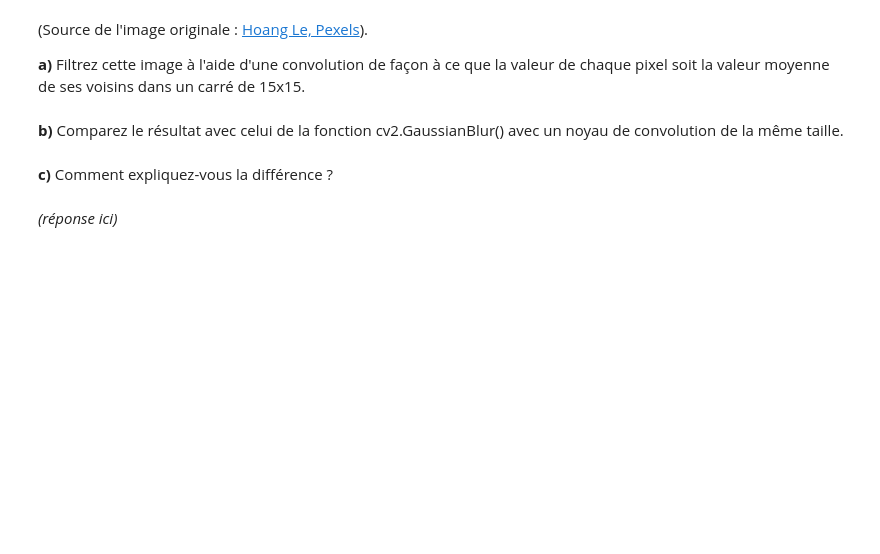
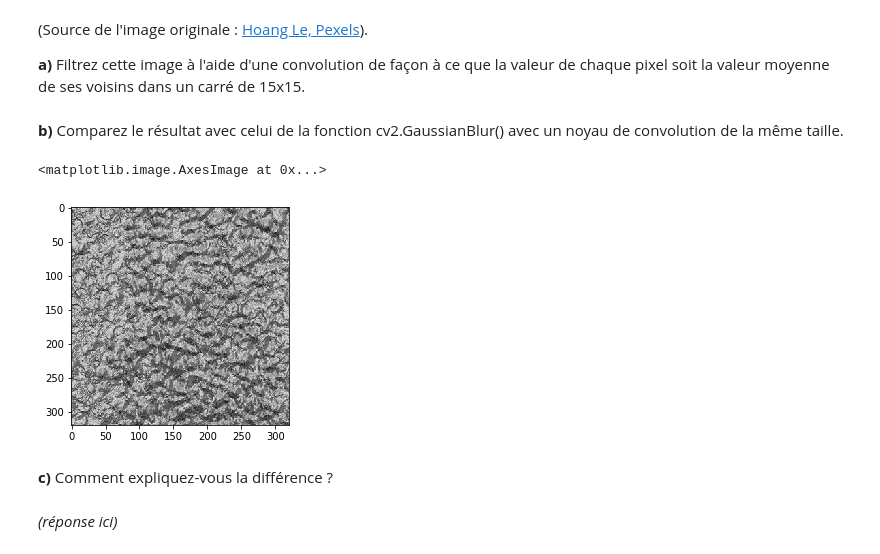
Before and after one commit to UdeS-GRO/GRO620, a Jupyter notebook: proc_2.ipynb, the cells around one changed output. Drawn from its saved outputs; the diff is of its cells as text; code cells hidden in the pictures; blank space fills up the shorter version.

```diff
--- a/proc_2.ipynb
+++ b/proc_2.ipynb
@@ -75,8 +142,8 @@ H = img_q12_filt.shape[0]
 
 Soit l'image suivante ainsi que sa transformée de Fourier :
 # %%
-img_q2_org  = cv2.imread("images_doc/proc2-q2-texture.jpeg")
-img_q2_mono = np.float32(cv2.cvtColor(img_q2_org, cv2.COLOR_BGR2GRAY)) / 255.0
+img_q4_org  = cv2.imread("images_doc/proc2-q2-texture.jpeg")
+img_q4_mono = np.float32(cv2.cvtColor(img_q4_org, cv2.COLOR_BGR2GRAY)) / 255.0
 
 def get_fft_mag(img):
     img_fft = np.fft.fft2(img)
@@ -84,10 +151,10 @@ def get_fft_mag(img):
     img_fft = 20*np.log(np.abs(img_fft))
     return img_fft
 
-img_q2_fft = get_fft_mag(img_q2_mono)
+img_q4_fft = get_fft_mag(img_q4_mono)
 
-plt.subplot(121),plt.imshow(img_q2_mono, cmap="gray")
-plt.subplot(122),plt.imshow(img_q2_fft)
+plt.subplot(121),plt.imshow(img_q4_mono, cmap="gray")
+plt.subplot(122),plt.imshow(img_q4_fft)
 # %% [output]
 (<matplotlib.axes._subplots.AxesSubplot at 0x...>,
  <matplotlib.image.AxesImage at 0x...>)
@@ -105,3 +170,9 @@ img_q2_blur = img_q2_rgb.copy()
+# %%
+img_q4_blur = img_q4_mono.copy()
+plt.imshow(img_q4_blur, cmap="gray")
+# %% [output]
+<matplotlib.image.AxesImage at 0x...>
+[figure, added]
 # %% [markdown]
 **c)** Comment expliquez-vous la différence ?
 # %% [markdown]
```
Also changed, not shown: parts of 33 cells of this notebook.
